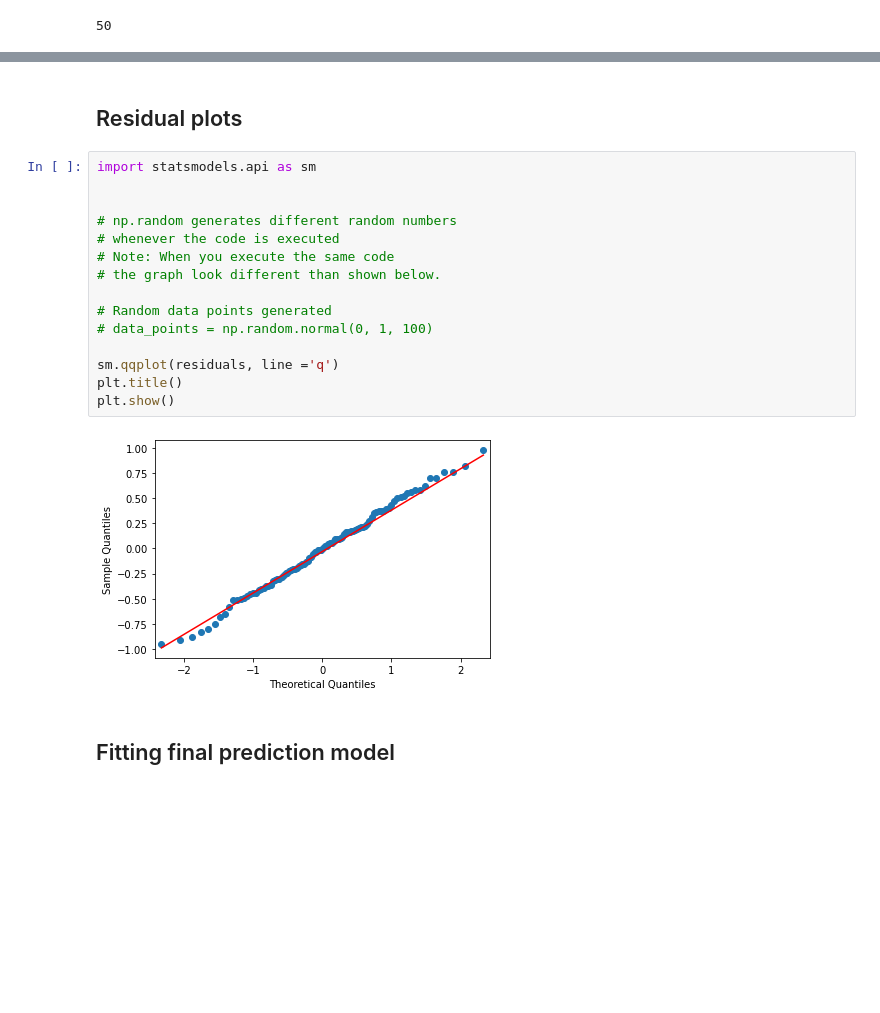
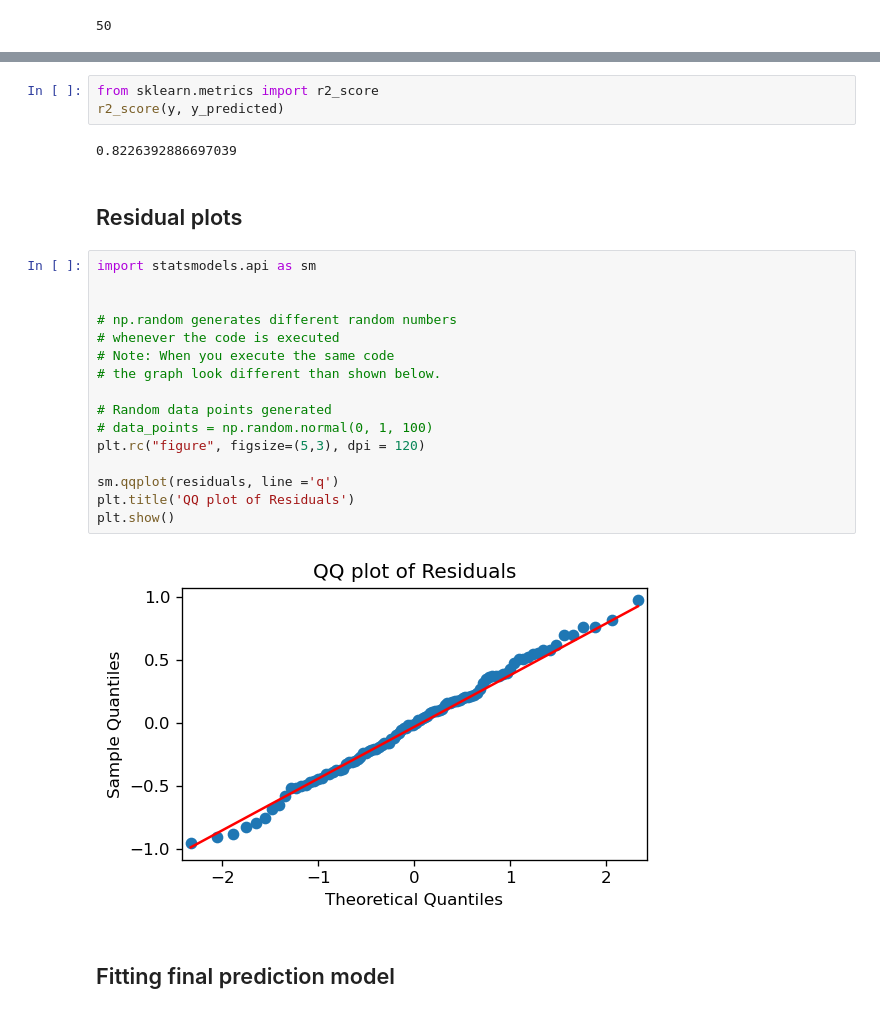
Before and after one commit to Zzanis/Case_1, a Jupyter notebook: case1_eda.ipynb, the cells around one changed output, grey strips where cells are left out. Drawn from its saved outputs; the diff is of its cells as text; blank space fills up the shorter version.

Commit message:
result figures made

```diff
--- a/case1_eda.ipynb
+++ b/case1_eda.ipynb
@@ -415,22 +437,28 @@ len(coefs[coefs != 0])
+# %%
+from sklearn.metrics import r2_score
+r2_score(y, y_predicted)
+# %% [output]
+0.8226392886697039
 # %% [markdown]
 ## Residual plots
 # %%
 import statsmodels.api as sm
 
 
 # np.random generates different random numbers
 # whenever the code is executed
 # Note: When you execute the same code
 # the graph look different than shown below.
 
 # Random data points generated
 # data_points = np.random.normal(0, 1, 100)
+plt.rc("figure", figsize=(5,3), dpi = 120)
 
 sm.qqplot(residuals, line ='q')
-plt.title()
+plt.title('QQ plot of Residuals')
 plt.show()
 # %% [output]
-[figure, old version]
+[figure, new version]
 # %% [markdown]
 ## Fitting final prediction model
 # %%
```
Also changed, not shown: parts of 5 cells of this notebook, 2 other files.
